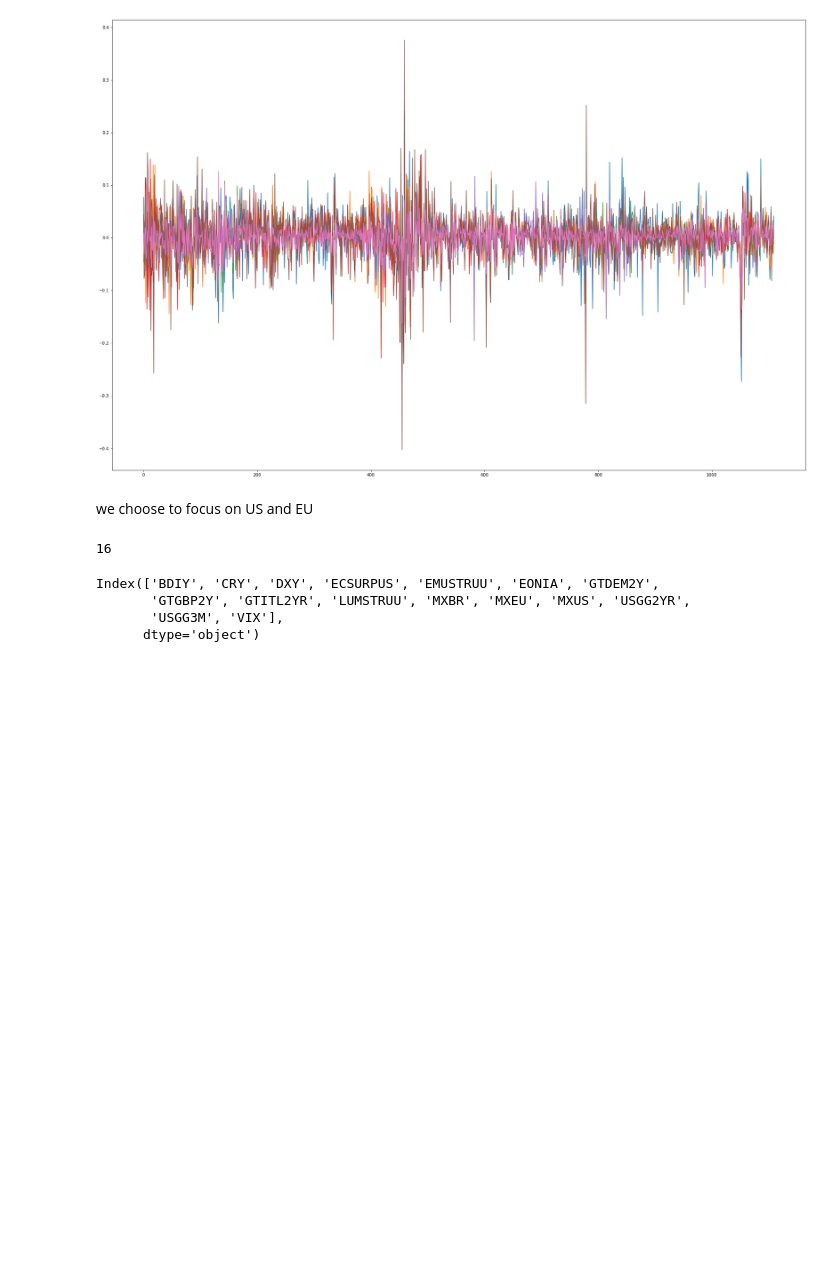
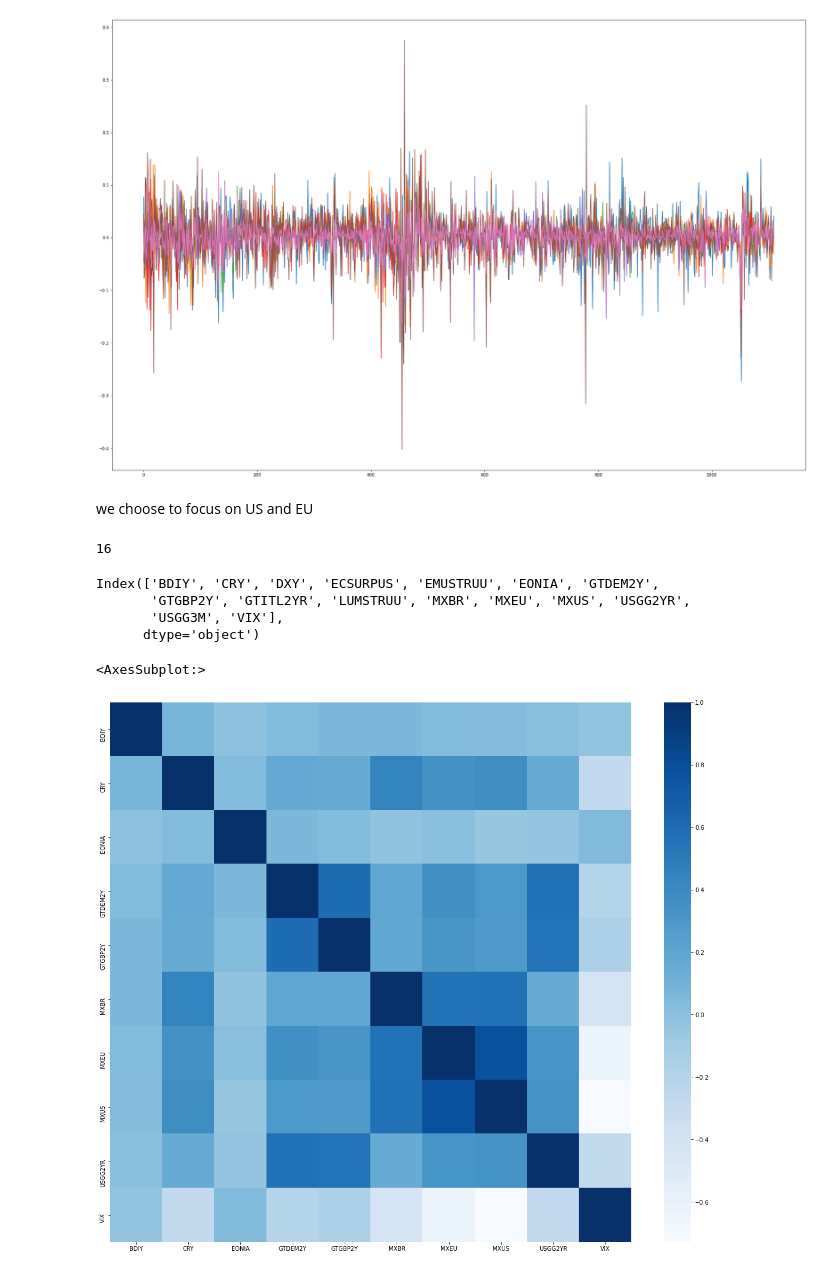
Before and after one commit to MicheleDiSabato/detecting-abnormal-markets-ews, a Jupyter notebook: bc3.ipynb, the cells around one changed output. Drawn from its saved outputs; the diff is of its cells as text; code cells hidden in the pictures; blank space fills up the shorter version.

```diff
--- a/bc3.ipynb
+++ b/bc3.ipynb
@@ -261,3 +261,15 @@ Index(['BDIY', 'CRY', 'DXY', 'ECSURPUS', 'EMUSTRUU', 'EONIA', 'GTDEM2Y',
        'GTGBP2Y', 'GTITL2YR', 'LUMSTRUU', 'MXBR', 'MXEU', 'MXUS', 'USGG2YR',
        'USGG3M', 'VIX'],
       dtype='object')
+# %%
+df_1 = df_1.drop(["EMUSTRUU", "LUMSTRUU", "USGG3M", "DXY", "GTITL2YR", "ECSURPUS"], axis=1)
+# %%
+corr_matrix = df_1.corr()
+fig, ax = plt.subplots(figsize=(20,17))
+sns.heatmap(corr_matrix,
+        xticklabels=corr_matrix.columns,
+        yticklabels=corr_matrix.columns,
+        cmap = "Blues")
+# %% [output]
+<AxesSubplot:>
+[figure, added]
```
Also changed, not shown: parts of 1 cell of this notebook, 7 other files.
